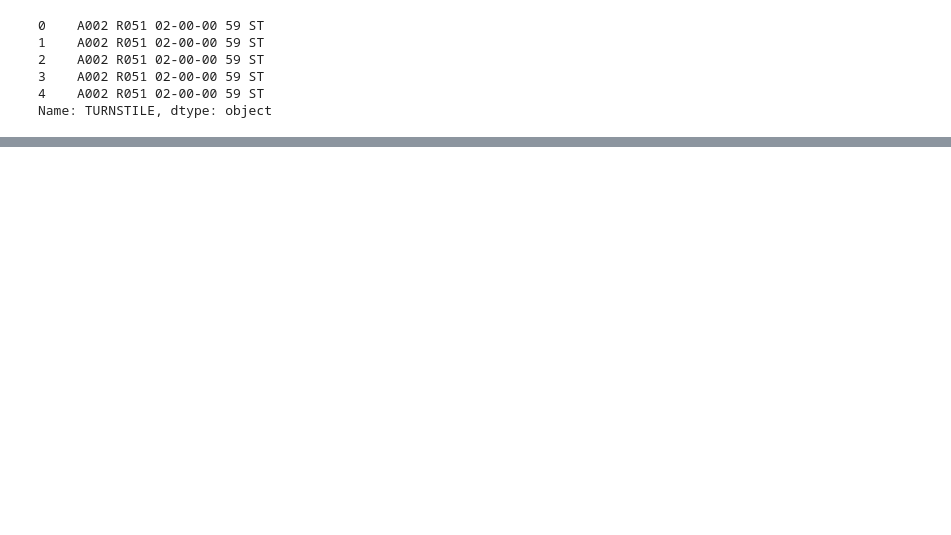
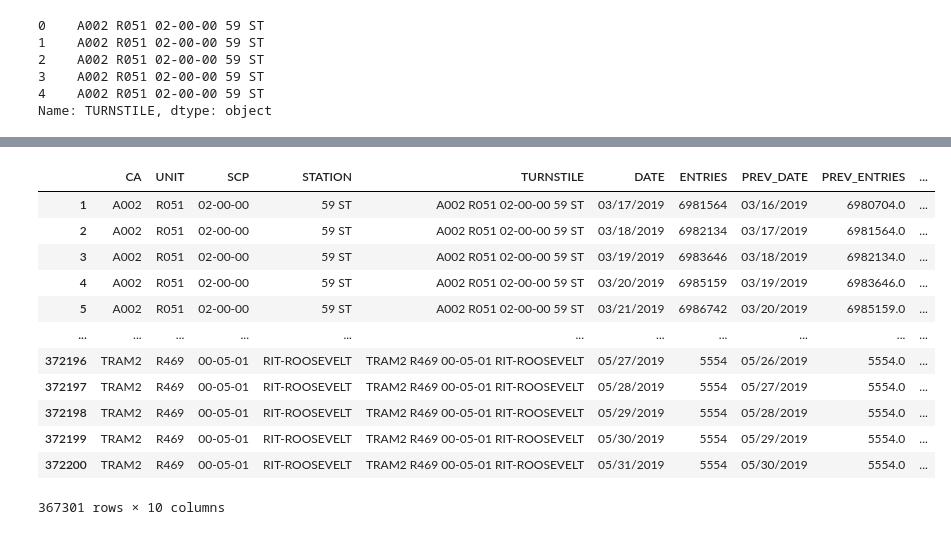
Before and after one commit to JayZZZZZZZ/project-1, a Jupyter notebook: MTA_EDA.ipynb, the cells around one changed output, grey strips where cells are left out. Saved outputs shown, nothing was run; the diff lists cells and outputs as text; code cells hidden in the pictures; blank space fills up the shorter version.

```diff
--- a/MTA_EDA.ipynb
+++ b/MTA_EDA.ipynb
@@ -119,0 +182,5 @@ mta_df.groupby(['TURNSTILE','DATE']).ENTRIES.agg([('DAILY_ENTRIES','')])
+# %%
+mta_daily=(mta_df
+          .groupby(['CA','UNIT','SCP','STATION','TURNSTILE','DATE'],as_index=False)
+          .ENTRIES.first())
+mta_daily.head()
@@ -119,0 +261,16 @@ mta_df.groupby(['TURNSTILE','DATE']).ENTRIES.agg([('DAILY_ENTRIES','')])
+# %%
+mta_daily
+# %% [output]
+|  | CA | UNIT | SCP | STATION | TURNSTILE | DATE | ENTRIES | PREV_DATE | PREV_ENTRIES | ... |
+| 1 | A002 | R051 | 02-00-00 | 59 ST | A002 R051 02-00-00 59 ST | 03/17/2019 | 6981564 | 03/16/2019 | 6980704.0 | ... |
+| 2 | A002 | R051 | 02-00-00 | 59 ST | A002 R051 02-00-00 59 ST | 03/18/2019 | 6982134 | 03/17/2019 | 6981564.0 | ... |
+| 3 | A002 | R051 | 02-00-00 | 59 ST | A002 R051 02-00-00 59 ST | 03/19/2019 | 6983646 | 03/18/2019 | 6982134.0 | ... |
+| 4 | A002 | R051 | 02-00-00 | 59 ST | A002 R051 02-00-00 59 ST | 03/20/2019 | 6985159 | 03/19/2019 | 6983646.0 | ... |
+| 5 | A002 | R051 | 02-00-00 | 59 ST | A002 R051 02-00-00 59 ST | 03/21/2019 | 6986742 | 03/20/2019 | 6985159.0 | ... |
+| ... | ... | ... | ... | ... | ... | ... | ... | ... | ... | ... |
+| 372196 | TRAM2 | R469 | 00-05-01 | RIT-ROOSEVELT | TRAM2 R469 00-05-01 RIT-ROOSEVELT | 05/27/2019 | 5554 | 05/26/2019 | 5554.0 | ... |
+| 372197 | TRAM2 | R469 | 00-05-01 | RIT-ROOSEVELT | TRAM2 R469 00-05-01 RIT-ROOSEVELT | 05/28/2019 | 5554 | 05/27/2019 | 5554.0 | ... |
+| 372198 | TRAM2 | R469 | 00-05-01 | RIT-ROOSEVELT | TRAM2 R469 00-05-01 RIT-ROOSEVELT | 05/29/2019 | 5554 | 05/28/2019 | 5554.0 | ... |
+| 372199 | TRAM2 | R469 | 00-05-01 | RIT-ROOSEVELT | TRAM2 R469 00-05-01 RIT-ROOSEVELT | 05/30/2019 | 5554 | 05/29/2019 | 5554.0 | ... |
+| 372200 | TRAM2 | R469 | 00-05-01 | RIT-ROOSEVELT | TRAM2 R469 00-05-01 RIT-ROOSEVELT | 05/31/2019 | 5554 | 05/30/2019 | 5554.0 | ... |
+367301 rows × 10 columns
```
Also changed, not shown: parts of 27 cells of this notebook.
